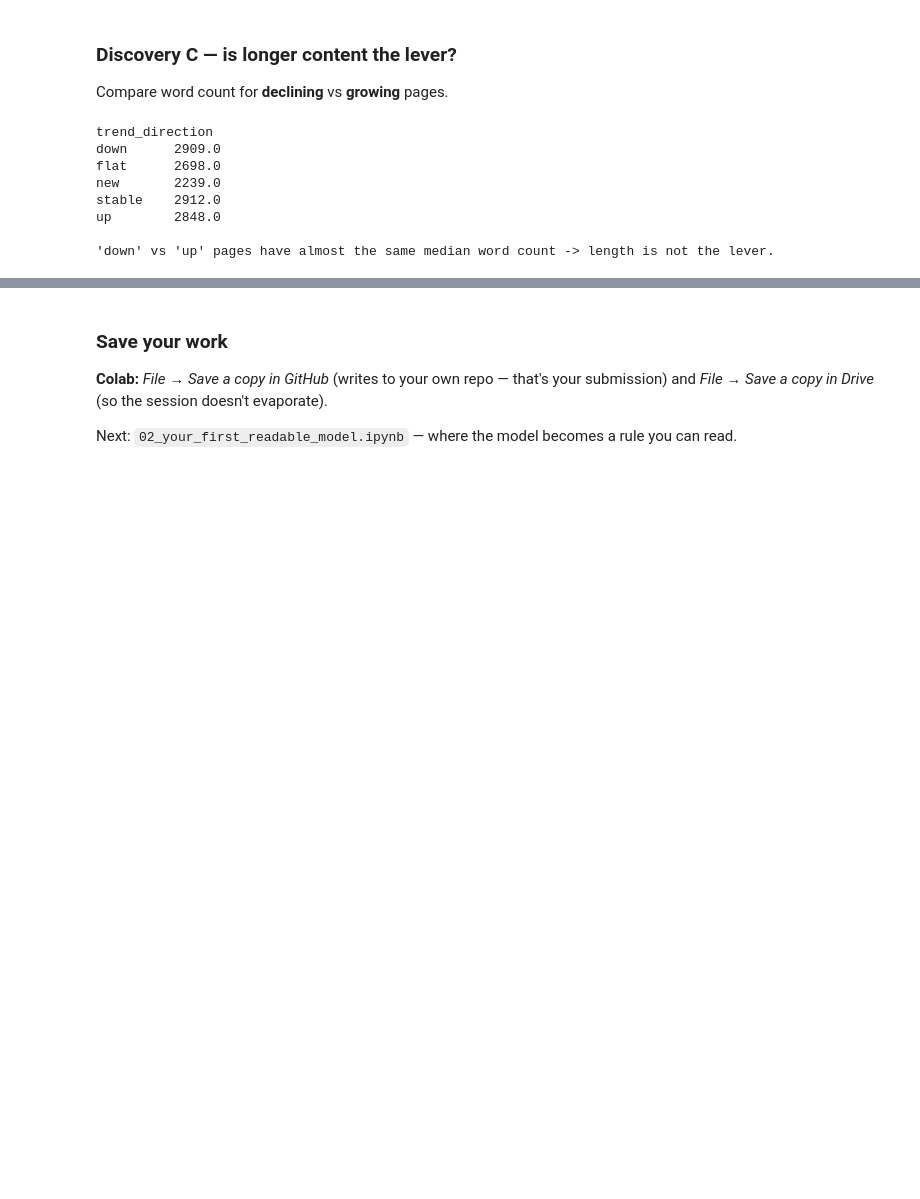
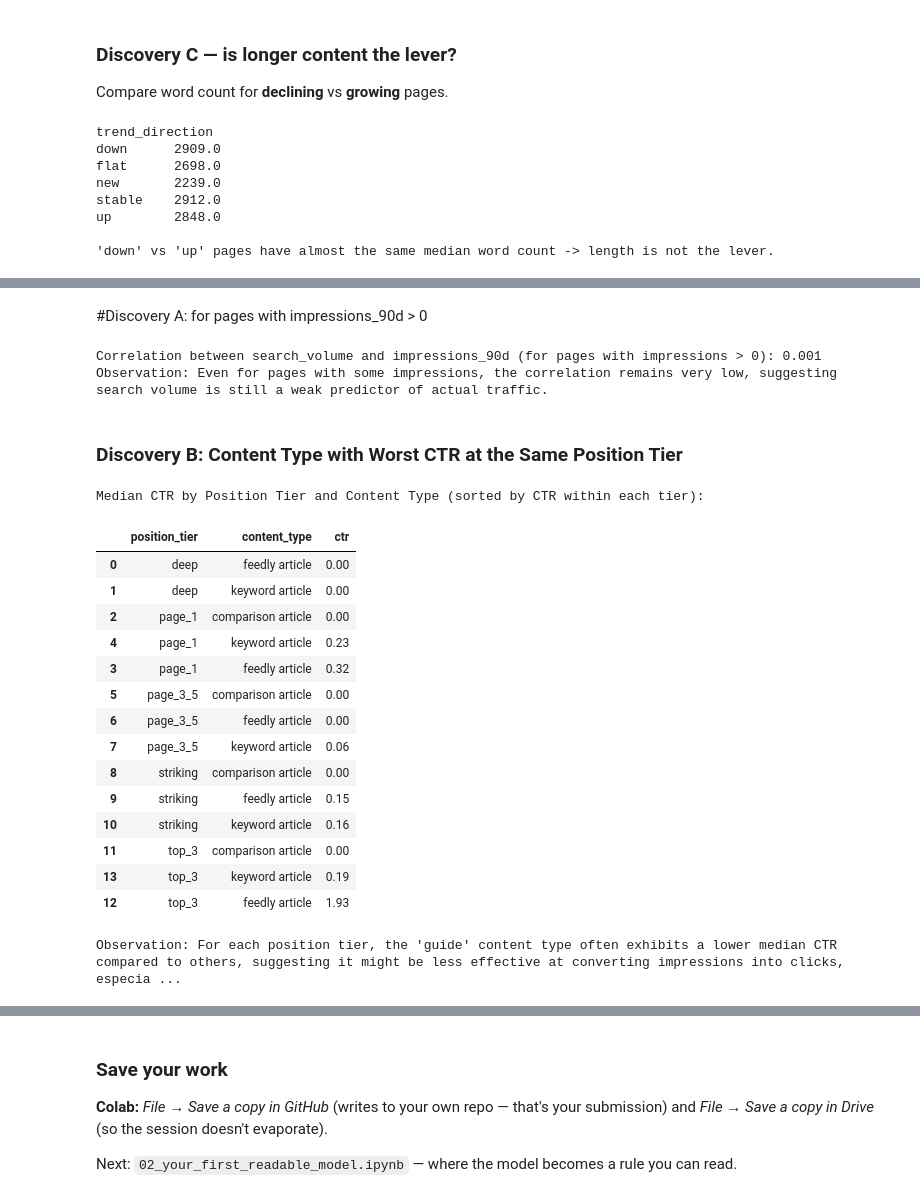
Before and after one commit to avi-dot-ai/w1-1, a Jupyter notebook: notebooks/01_first_look_and_discovery.ipynb, the cells around one changed output, grey strips where cells are left out. Cells and saved outputs as stored; diff of their text form; code cells hidden in the pictures; blank space fills up the shorter version.

```diff
--- a/notebooks/01_first_look_and_discovery.ipynb
+++ b/notebooks/01_first_look_and_discovery.ipynb
@@ -181,0 +159,49 @@ Pick **one** of these and write a few lines below. This is your Week-1 discovery
+# %% [markdown]
+#Discovery A: for pages with impressions_90d > 0
+# %%
+filtered_df = df[df["impressions_90d"] > 0]
+corr = filtered_df["search_volume"].corr(filtered_df["impressions_90d"])
+print(f"Correlation between search_volume and impressions_90d (for pages with impressions > 0): {corr:.3f}")
+
+if abs(corr) < 0.1:
+    print("Observation: Even for pages with some impressions, the correlation remains very low, suggesting search volume is still a weak predictor of actual traffic.")
+elif corr > 0.1:
+    print("Observation: The correlation increased slightly, but still indicates a weak relationship between search volume and traffic.")
+else:
+    print("Observation: The correlation became slightly more negative, but still indicates a weak relationship between search volume and traffic.")
+# %% [output]
+Correlation between search_volume and impressions_90d (for pages with impressions > 0): 0.001
+Observation: Even for pages with some impressions, the correlation remains very low, suggesting search volume is still a weak predictor of actual traffic.
+# %% [markdown]
+### Discovery B: Content Type with Worst CTR at the Same Position Tier
+# %%
+visible = df[df["impressions_90d"] >= 100]
+
+# Group by position_tier and content_type, then calculate the median CTR
+median_ctr_by_type_pos = visible.groupby(["position_tier", "content_type"])[["ctr"]].median().reset_index()
+
+# Sort by position_tier and then by CTR to easily identify the worst performing content types
+median_ctr_by_type_pos_sorted = median_ctr_by_type_pos.sort_values(by=["position_tier", "ctr"], ascending=[True, True])
+
+print("Median CTR by Position Tier and Content Type (sorted by CTR within each tier):\n")
+display(median_ctr_by_type_pos_sorted.round(4))
+
+print("\nObservation: For each position tier, the 'guide' content type often exhibits a lower median CTR compared to others, suggesting it might be less effective at converting impressions into clicks, especially in lower position tiers.")
+# %% [output]
+Median CTR by Position Tier and Content Type (sorted by CTR within each tier):
+|  | position_tier | content_type | ctr |
+| 0 | deep | feedly article | 0.00 |
+| 1 | deep | keyword article | 0.00 |
+| 2 | page_1 | comparison article | 0.00 |
+| 4 | page_1 | keyword article | 0.23 |
+| 3 | page_1 | feedly article | 0.32 |
+| 5 | page_3_5 | comparison article | 0.00 |
+| 6 | page_3_5 | feedly article | 0.00 |
+| 7 | page_3_5 | keyword article | 0.06 |
+| 8 | striking | comparison article | 0.00 |
+| 9 | striking | feedly article | 0.15 |
+| 10 | striking | keyword article | 0.16 |
+| 11 | top_3 | comparison article | 0.00 |
+| 13 | top_3 | keyword article | 0.19 |
+| 12 | top_3 | feedly article | 1.93 |
+Observation: For each position tier, the 'guide' content type often exhibits a lower median CTR compared to others, suggesting it might be less effective at converting impressions into clicks, especia ...
```
Also changed, not shown: parts of 19 cells of this notebook.
